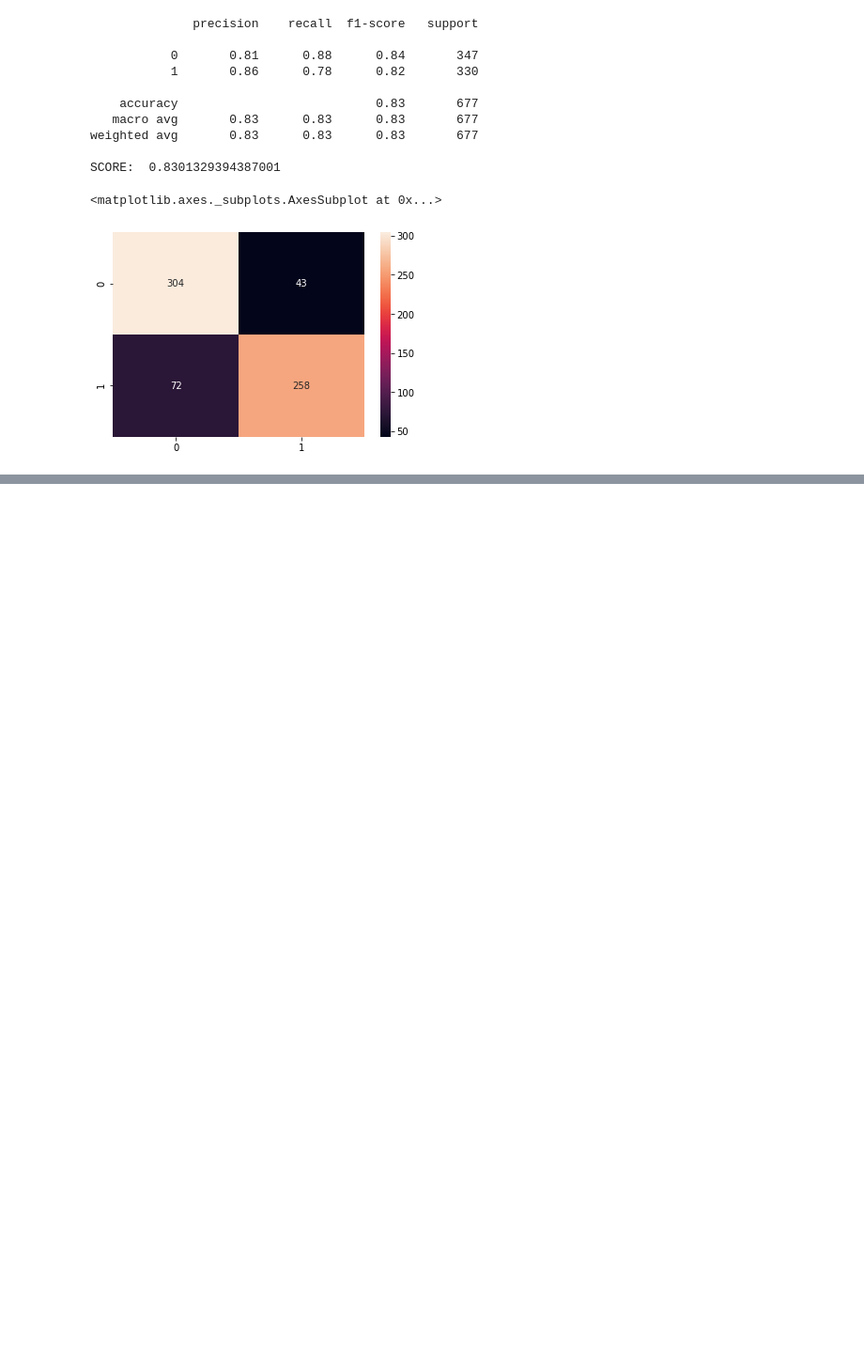
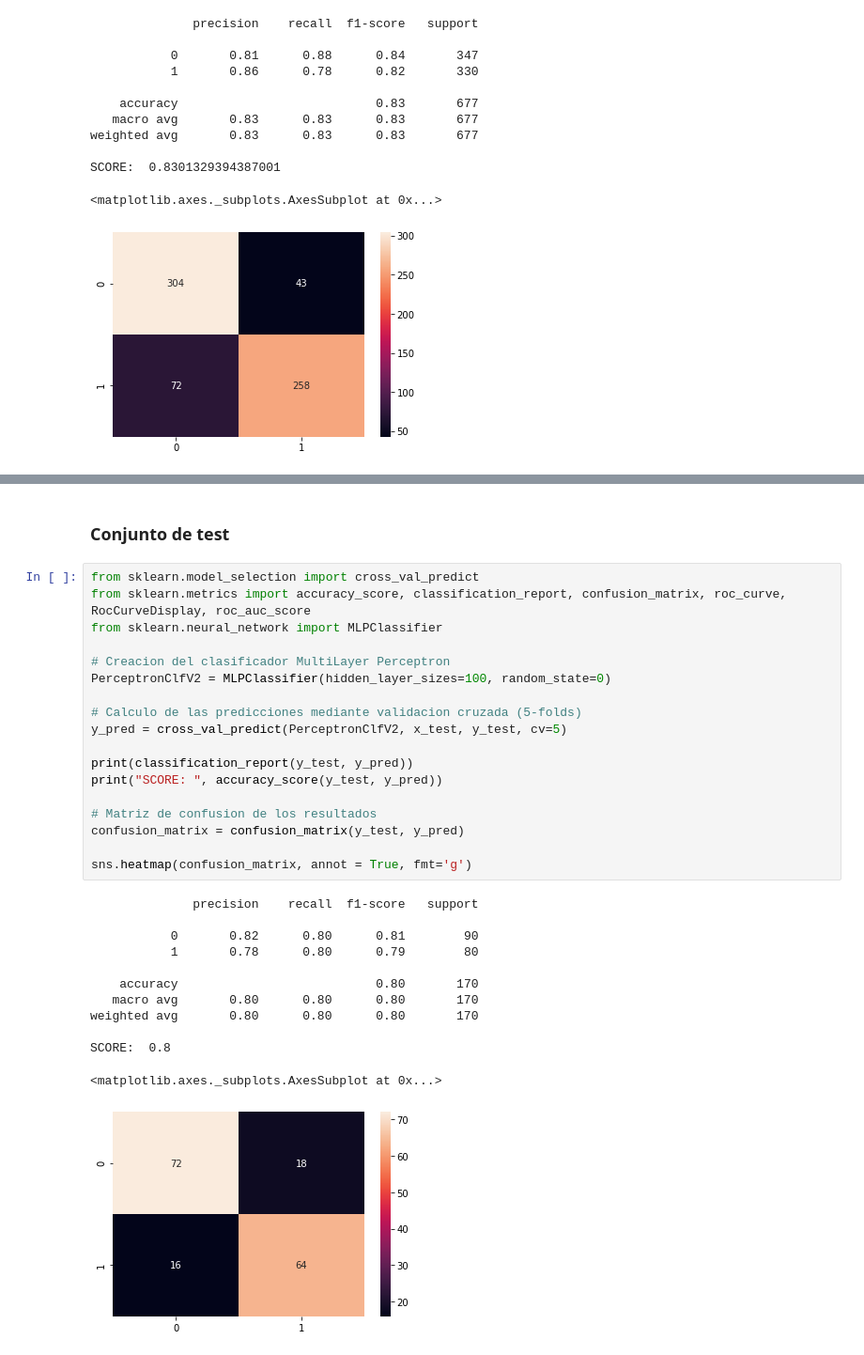
Before and after one commit to Jose26398/IN_Practicas, a Jupyter notebook: Practica1/practica1.ipynb, the cells around one changed output, grey strips where cells are left out. Shown at 94% size. Saved outputs shown, nothing was run; the diff lists cells and outputs as text; blank space fills up the shorter version.

```diff
--- a/Practica1/practica1.ipynb
+++ b/Practica1/practica1.ipynb
@@ -304,0 +338,33 @@ array([[-1.28064731, -0.01823418,  1.11638263,  0.19792693, -0.23125601],
+# %% [markdown]
+### Conjunto de test
+# %%
+from sklearn.model_selection import cross_val_predict
+from sklearn.metrics import accuracy_score, classification_report, confusion_matrix, roc_curve, RocCurveDisplay, roc_auc_score
+from sklearn.neural_network import MLPClassifier
+
+# Creacion del clasificador MultiLayer Perceptron
+PerceptronClfV2 = MLPClassifier(hidden_layer_sizes=100, random_state=0)
+
+# Calculo de las predicciones mediante validacion cruzada (5-folds)
+y_pred = cross_val_predict(PerceptronClfV2, x_test, y_test, cv=5)
+
+print(classification_report(y_test, y_pred))
+print("SCORE: ", accuracy_score(y_test, y_pred))
+
+# Matriz de confusion de los resultados
+confusion_matrix = confusion_matrix(y_test, y_pred)
+
+sns.heatmap(confusion_matrix, annot = True, fmt='g')
+# %% [output]
+              precision    recall  f1-score   support
+
+           0       0.82      0.80      0.81        90
+           1       0.78      0.80      0.79        80
+
+    accuracy                           0.80       170
+   macro avg       0.80      0.80      0.80       170
+weighted avg       0.80      0.80      0.80       170
+
+SCORE:  0.8
+<matplotlib.axes._subplots.AxesSubplot at 0x...>
+[figure, added]
```
Also changed, not shown: parts of 4 cells of this notebook, 10 other files.
